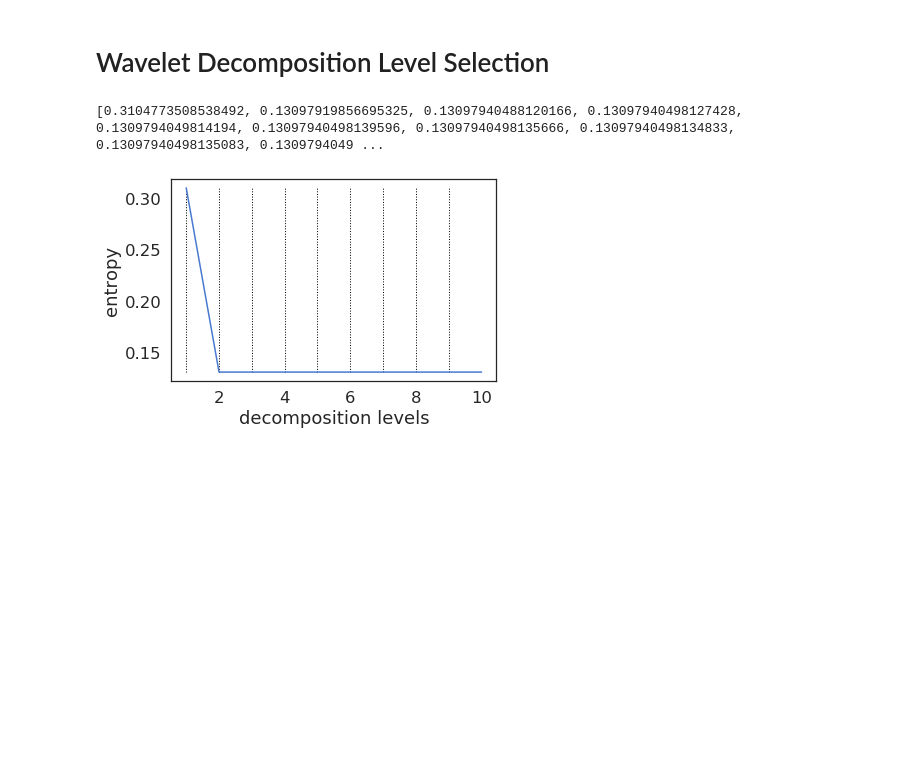
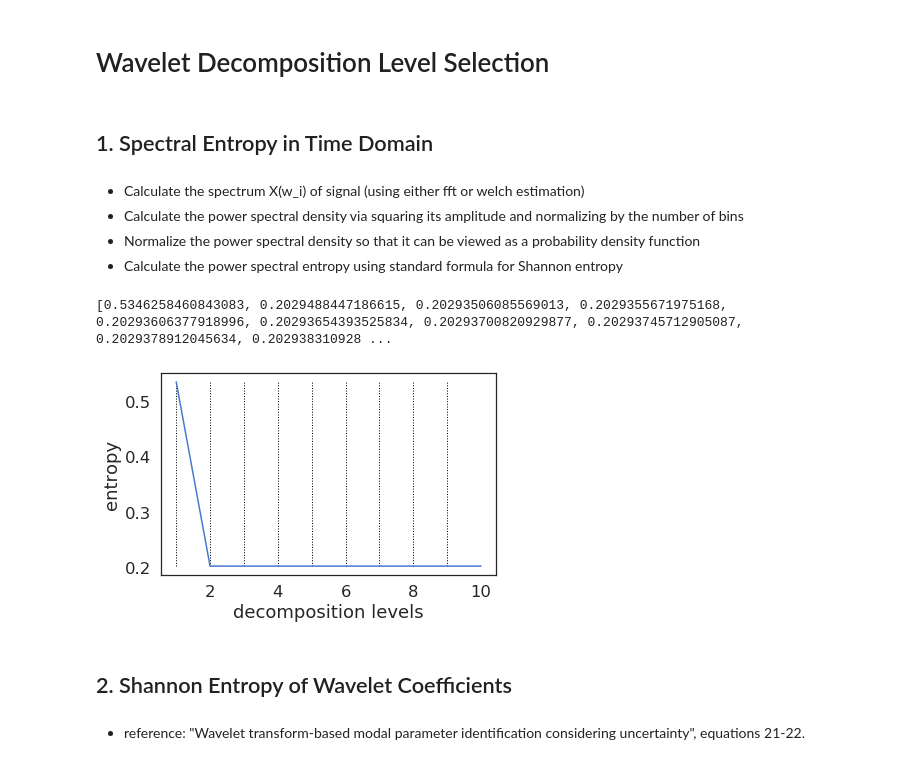
Before and after one commit to andac-demir/HapticsDynamicSystemIdentification, a Jupyter notebook: decomposition_entropy.ipynb, the cells around one changed output. Cells and saved outputs as stored; diff of their text form; code cells hidden in the pictures; blank space fills up the shorter version.

Commit message:
spectral entropy evaluated

```diff
--- a/decomposition_entropy.ipynb
+++ b/decomposition_entropy.ipynb
@@ -291,5 +291,12 @@ for counter, x in enumerate([eeg_signal_1, emg_signal_1, force_signal_3]):
 # %% [markdown]
 # Wavelet Decomposition Level Selection
+# %% [markdown]
+## 1. Spectral Entropy in Time Domain
+# %% [markdown]
+- Calculate the spectrum X(w_i) of signal (using either fft or welch estimation)
+- Calculate the power spectral density via squaring its amplitude and normalizing by the number of bins
+- Normalize the power spectral density so that it can be viewed as a probability density function
+- Calculate the power spectral entropy using standard formula for Shannon entropy
 # %%
 def spectral_entropy(signal, fs=1200, method='fft', nperseg=None, normalize=True):
     """
@@ -358,11 +365,15 @@ def select_resolution(signal, max_level):
     se = []
     for i in range(max_level):
         cA, cD = pywt.dwt(signal, 'db4')
-        se.append(spectral_entropy(cD, fs=1200, method='welch', normalize=True))
+        cA_time = pywt.idwt(cA, np.zeros(len(cA)), 'db4')
+        cD_time = pywt.idwt(np.zeros(len(cD)), cD, 'db4')
+        x = spectral_entropy(cA_time, fs=600, method='welch', normalize=True)
+        y = spectral_entropy(cD_time, fs=600, method='welch', normalize=True)
+        se.append((x+y)/2)
         signal = pywt.idwt(cA, np.zeros(len(cA)), 'db4')
     return se
 # %%
-def _test_select_resolution(signal):
+def _test_select_resolution_byspectral(signal):
     '''
     Plots the spectral entropy of a given one dimensional signal and saves the
     figure in the VARResults directory.
@@ -387,9 +398,15 @@ def _test_select_resolution(signal):
     plt.tight_layout()
     plt.savefig("VARResults/entropy_per_decomposition.pdf", bbox_inches="tight")
     plt.show()
-# %%
-signal = test_data[1][2]['EEG-5']
-_test_select_resolution(signal)
-# %% [output]
-[0.3104773508538492, 0.13097919856695325, 0.13097940488120166, 0.13097940498127428, 0.1309794049814194, 0.13097940498139596, 0.13097940498135666, 0.13097940498134833, 0.13097940498135083, 0.1309794049 ...
-[figure, removed]
+# %%
+subject = 4
+trial = 25
+signal = test_data[subject][trial]['EMG-2']
+_test_select_resolution_byspectral(signal)
+# %% [output]
+[0.5346258460843083, 0.2029488447186615, 0.20293506085569013, 0.2029355671975168, 0.20293606377918996, 0.20293654393525834, 0.20293700820929877, 0.20293745712905087, 0.2029378912045634, 0.202938310928 ...
+[figure, added]
+# %% [markdown]
+## 2. Shannon Entropy of Wavelet Coefficients
+# %% [markdown]
+- reference: "Wavelet transform-based modal parameter identification considering uncertainty", equations 21-22.
```
Also changed, not shown: parts of 6 cells of this notebook.
